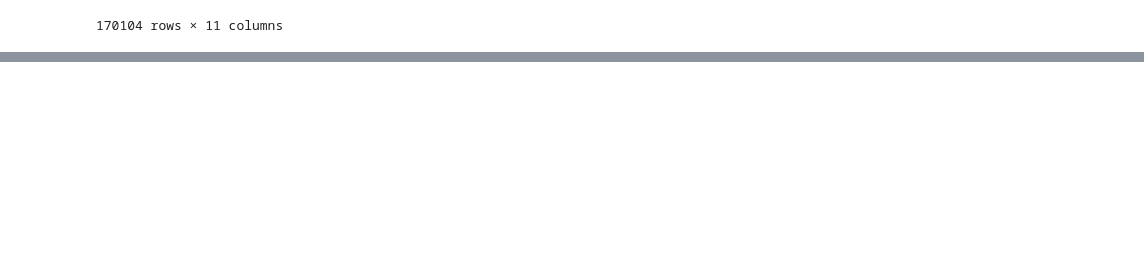
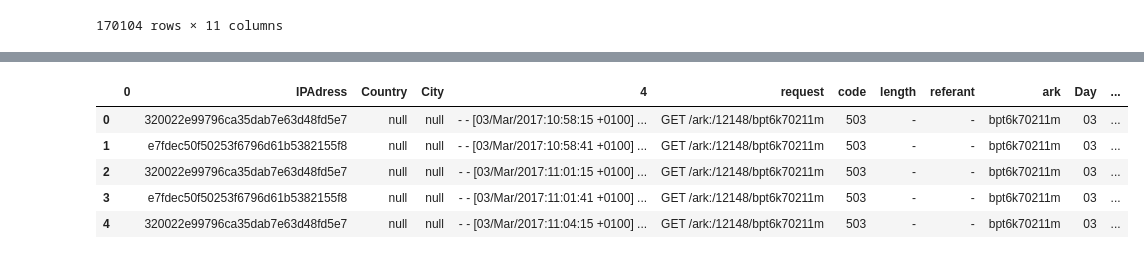
Before and after one commit to Kaabachi/TDA-Gallica, a Jupyter notebook: Sessions.ipynb, the cells around one changed output, grey strips where cells are left out. Drawn from its saved outputs; the diff is of its cells as text; code cells hidden in the pictures; blank space fills up the shorter version.

Commit message:
parsing date - first test

```diff
--- a/Sessions.ipynb
+++ b/Sessions.ipynb
@@ -288,0 +290,11 @@ final_df
+# %%
+# first split, according to the example we split by / to get day, month and the last column would still need to be parsed again
+temp_df = final_df["date"].str.split('/', expand=True).rename(columns={0:"Day",1:"Month"})
+# %%
+# parse second column to get Year/Hour/Minute
+temp_df_2 = temp_df[2].str.split(':',expand=True).drop(columns=[3]).rename(columns={0: "Year", 1: "Hour",2: "Minute"})
+# %%
+# regroup both columns to get one final dataframe containing the date
+temp_df=temp_df.drop(columns=[2])
+date_df = pd.concat([temp_df,temp_df_2],axis=1)
+date_df.head()
@@ -288,0 +308,11 @@ final_df
+# %%
+#regroup  date dataframe with our main dataframe
+final_df = pd.concat([final_df,date_df],axis=1).drop(columns=["date"])
+final_df.head()
+# %% [output]
+|  | 0 | IPAdress | Country | City | 4 | request | code | length | referant | ark | Day | ... |
+| 0 |  | 320022e99796ca35dab7e63d48fd5e7 | null | null | - - [03/Mar/2017:10:58:15 +0100] ... | GET /ark:/12148/bpt6k70211m | 503 | - | - | bpt6k70211m | 03 | ... |
+| 1 |  | e7fdec50f50253f6796d61b5382155f8 | null | null | - - [03/Mar/2017:10:58:41 +0100] ... | GET /ark:/12148/bpt6k70211m | 503 | - | - | bpt6k70211m | 03 | ... |
+| 2 |  | 320022e99796ca35dab7e63d48fd5e7 | null | null | - - [03/Mar/2017:11:01:15 +0100] ... | GET /ark:/12148/bpt6k70211m | 503 | - | - | bpt6k70211m | 03 | ... |
+| 3 |  | e7fdec50f50253f6796d61b5382155f8 | null | null | - - [03/Mar/2017:11:01:41 +0100] ... | GET /ark:/12148/bpt6k70211m | 503 | - | - | bpt6k70211m | 03 | ... |
+| 4 |  | 320022e99796ca35dab7e63d48fd5e7 | null | null | - - [03/Mar/2017:11:04:15 +0100] ... | GET /ark:/12148/bpt6k70211m | 503 | - | - | bpt6k70211m | 03 | ... |
```
Also changed, not shown: parts of 12 cells of this notebook.
